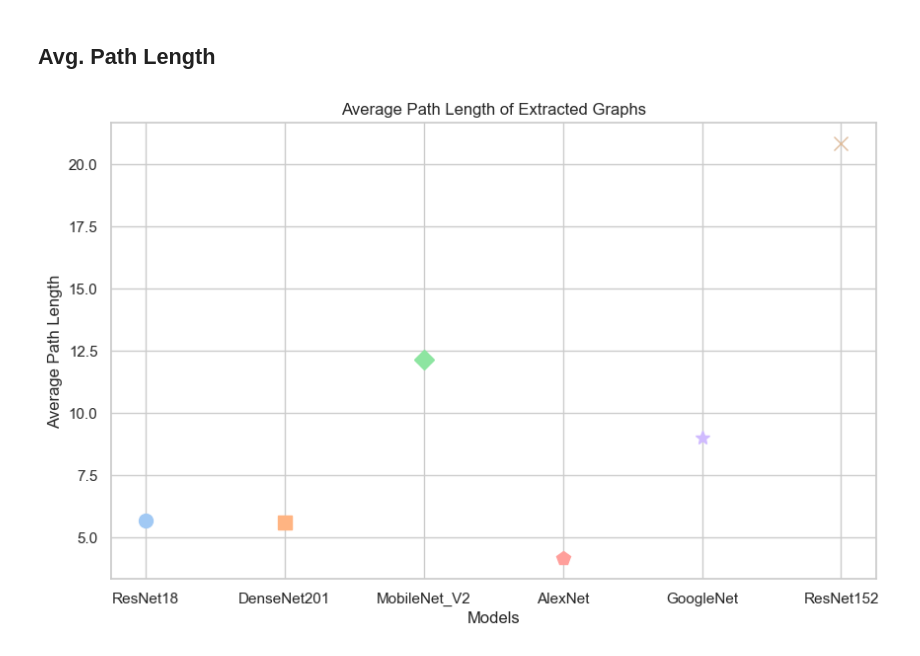
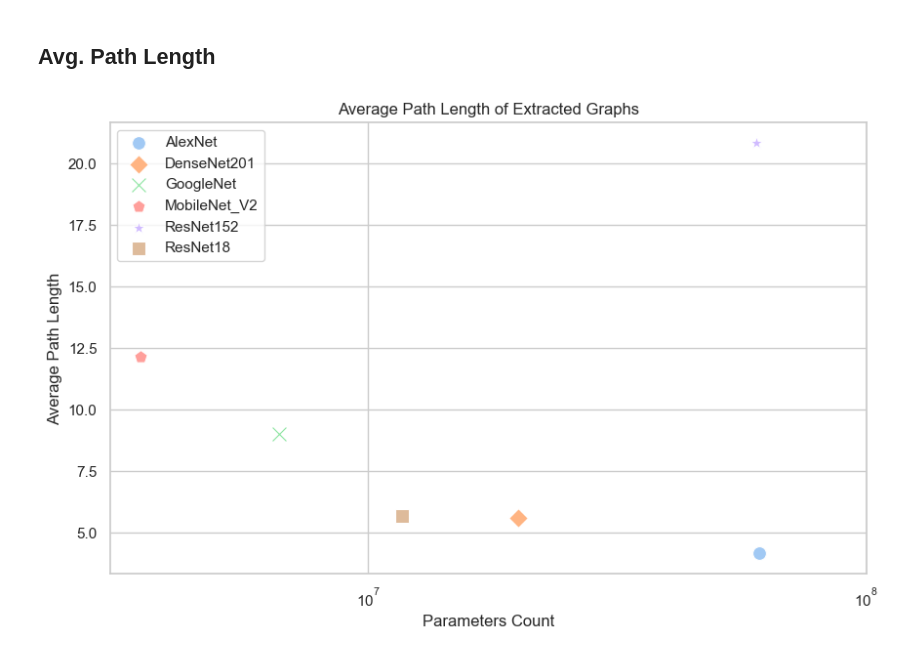
Before and after one commit to EricWe96/deepstruct, a Jupyter notebook: visualize_stats.ipynb, the cells around one changed output. Cells and saved outputs as stored; diff of their text form; code cells hidden in the pictures.

```diff
--- a/visualize_stats.ipynb
+++ b/visualize_stats.ipynb
@@ -250,11 +301,6 @@ plt.show()
 # %% [markdown]
 ## Avg. Path Length
 # %%
-import pandas as pd
-import torchvision
-from deepstruct.model_graph_stats import get_model_graph_stats
-import networkx
-
 input_tensor = torch.rand(1, 3, 224, 224)
 
 models = [torchvision.models.resnet18(True),
@@ -265,25 +311,29 @@ models = [torchvision.models.resnet18(True),
           torchvision.models.resnet152(True)]
 
 names = ['ResNet18', 'DenseNet201', 'MobileNet_V2', 'AlexNet', 'GoogleNet', 'ResNet152']
-df = pd.DataFrame(columns=['ModelName', 'AvgPathLength'])
+df_avg_p = pd.DataFrame(columns=['ModelName', 'AvgPathLength', 'ParametersCount'])
 for model, name in zip(models, names):
     g = get_model_graph_stats(model, input_tensor, 1, name, 'Temp')[0]
-    df.loc[len(df.index)] = [name, nx.average_shortest_path_length(g)]
+    df_avg_p.loc[len(df_avg_p.index)] = [name, nx.average_shortest_path_length(g), count_parameters(model)]
 # %%
-import seaborn as sns
-import matplotlib.pyplot as plt
+markers = {'AlexNet': 'o',
+           'ResNet18': 's',
+           'DenseNet201': 'D',
+           'MobileNet_V2': 'p',
+           'GoogleNet': 'x',
+           'ResNet152': '*'}
 
-markers = ['o', 's', 'D', 'p', '*', 'x']
 plt.figure(figsize=(10, 6))
-sns.set_style("whitegrid")
-for i, row in df.iterrows():
-    plt.plot(row['ModelName'], row['AvgPathLength'], marker=markers[i], markersize=10, label=row['ModelName'])
 
-# plt.legend(title='ModelName')
+for (modelName, params_count), group_data in df_avg_p.groupby(['ModelName', 'ParametersCount']):
+    sns.scatterplot(x='ParametersCount', y='AvgPathLength', data=group_data,
+                    marker=markers[modelName], label=f'{modelName}', s=100)
+plt.xscale('log')
+plt.xlim(0, 100000000)
 plt.title('Average Path Length of Extracted Graphs')
-plt.xlabel('Models')
+plt.xlabel('Parameters Count')
 plt.ylabel('Average Path Length')
 
 plt.show()
 # %% [output]
-[figure, old version]
+[figure, new version]
```
Also changed, not shown: parts of 12 cells of this notebook, 5 other files.
